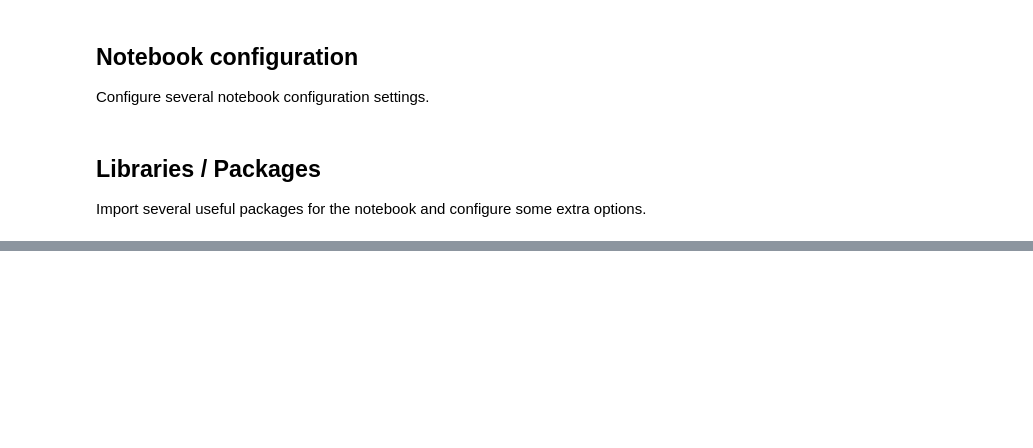
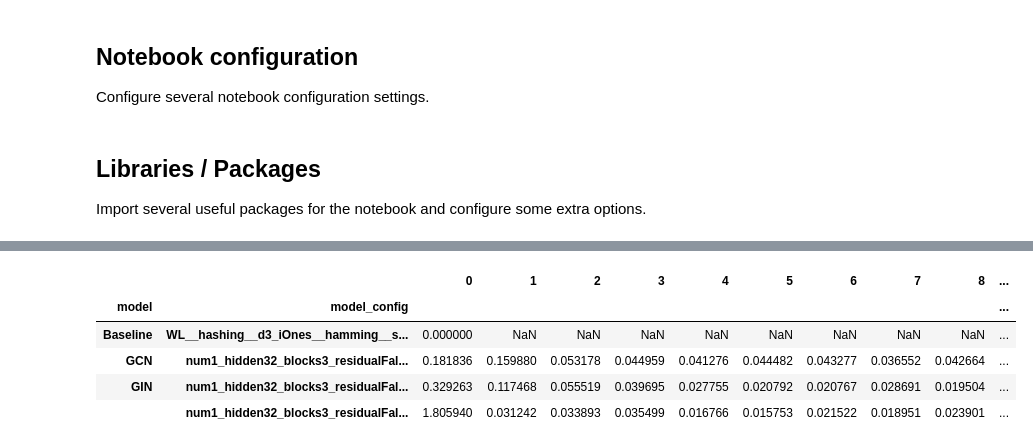
Before and after one commit to berges99/GNN-Extrapolation, a Jupyter notebook: notebooks/analyze_smoothness.ipynb, the cells around one changed output, grey strips where cells are left out. Drawn from its saved outputs; the diff is of its cells as text; code cells hidden in the pictures; blank space fills up the shorter version.

```diff
--- a/notebooks/analyze_smoothness.ipynb
+++ b/notebooks/analyze_smoothness.ipynb
@@ -111,0 +172,5 @@ smoothness_stats.groupby('model').mean()
+# %%
+#warnings.filterwarnings('ignore', category='PerformanceWarning')
+
+smoothness_stats_avg = smoothness_stats.groupby(['model', 'model_config']).mean()
+smoothness_stats_avg
@@ -111,0 +189,24 @@ smoothness_stats.groupby('model').mean()
+# %%
+num_epochs = np.max(list(map(int, smoothness_stats_avg.columns.get_level_values(0))))
+
+epochs = list(range(num_epochs + 1))
+
+# Retrieve mean smoothness
+mean_smoothness = smoothness_stats_avg.iloc[:, smoothness_stats_avg.columns.get_level_values(1) == 'mean_smoothness']
+mean_smoothness.columns = mean_smoothness.columns.droplevel(1)
+# Retrieve std dev smoothness
+std_dev_smoothness = smoothness_stats_avg.iloc[:, smoothness_stats_avg.columns.get_level_values(1) == 'std_dev_smoothness']
+std_dev_smoothness.columns = std_dev_smoothness.columns.droplevel(1)
+# Retrieve mean RMSE
+mean_rmse = smoothness_stats_avg.iloc[:, smoothness_stats_avg.columns.get_level_values(1) == 'mean_rmse']
+mean_rmse.columns = mean_rmse.columns.droplevel(1)
+# Retrieve std dev smoothness
+std_dev_rmse = smoothness_stats_avg.iloc[:, smoothness_stats_avg.columns.get_level_values(1) == 'std_dev_rmse']
+std_dev_rmse.columns = std_dev_rmse.columns.droplevel(1)
+# %% [output]
+|  |  | 0 | 1 | 2 | 3 | 4 | 5 | 6 | 7 | 8 | ... |
+| model | model_config |  |  |  |  |  |  |  |  |  | ... |
+| Baseline | WL__hashing__d3_iOnes__hamming__s... | 0.000000 | NaN | NaN | NaN | NaN | NaN | NaN | NaN | NaN | ... |
+| GCN | num1_hidden32_blocks3_residualFal... | 0.181836 | 0.159880 | 0.053178 | 0.044959 | 0.041276 | 0.044482 | 0.043277 | 0.036552 | 0.042664 | ... |
+| GIN | num1_hidden32_blocks3_residualFal... | 0.329263 | 0.117468 | 0.055519 | 0.039695 | 0.027755 | 0.020792 | 0.020767 | 0.028691 | 0.019504 | ... |
+|  | num1_hidden32_blocks3_residualFal... | 1.805940 | 0.031242 | 0.033893 | 0.035499 | 0.016766 | 0.015753 | 0.021522 | 0.018951 | 0.023901 | ... |
```
Also changed, not shown: parts of 17 cells of this notebook, 3 other files.
